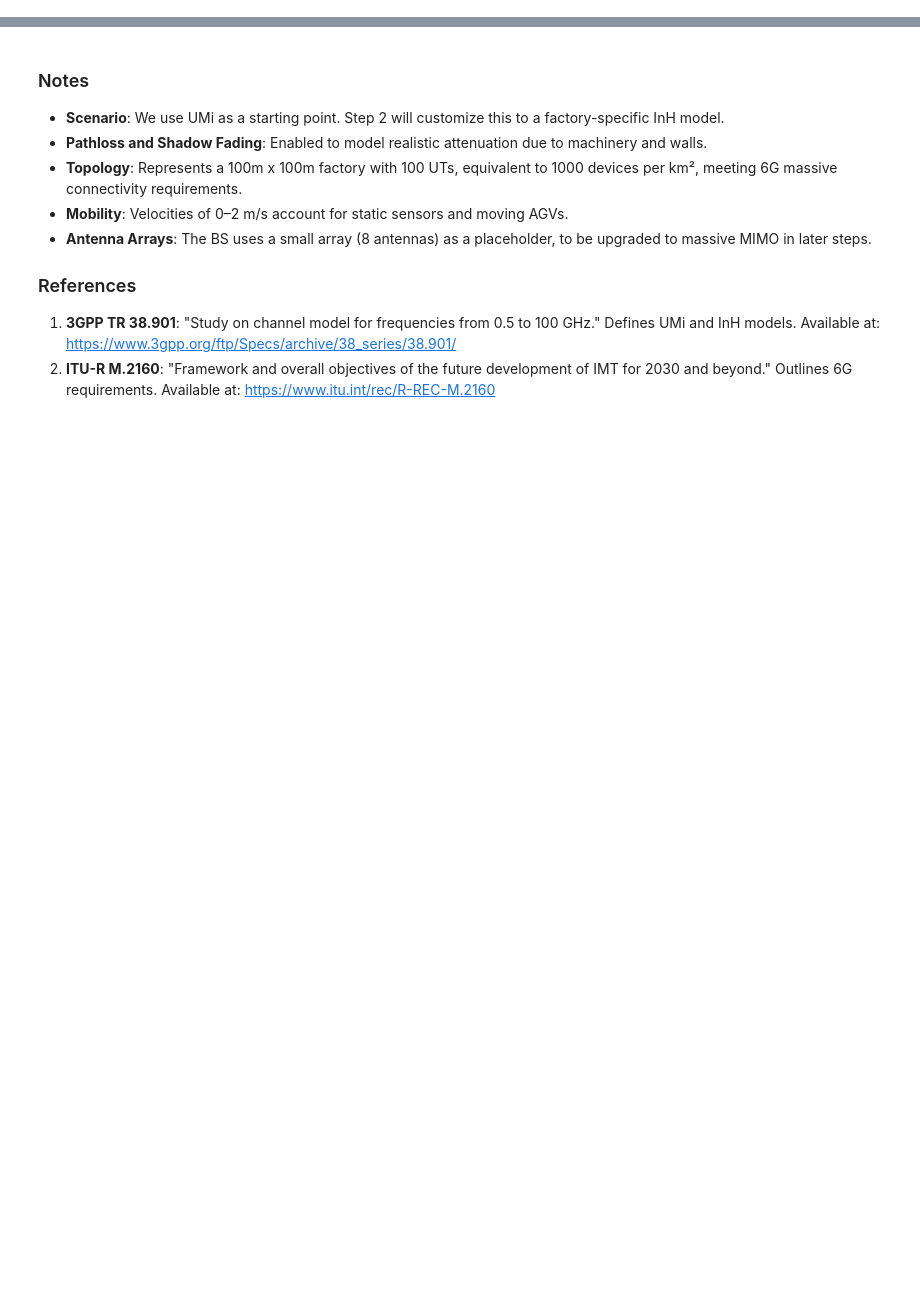
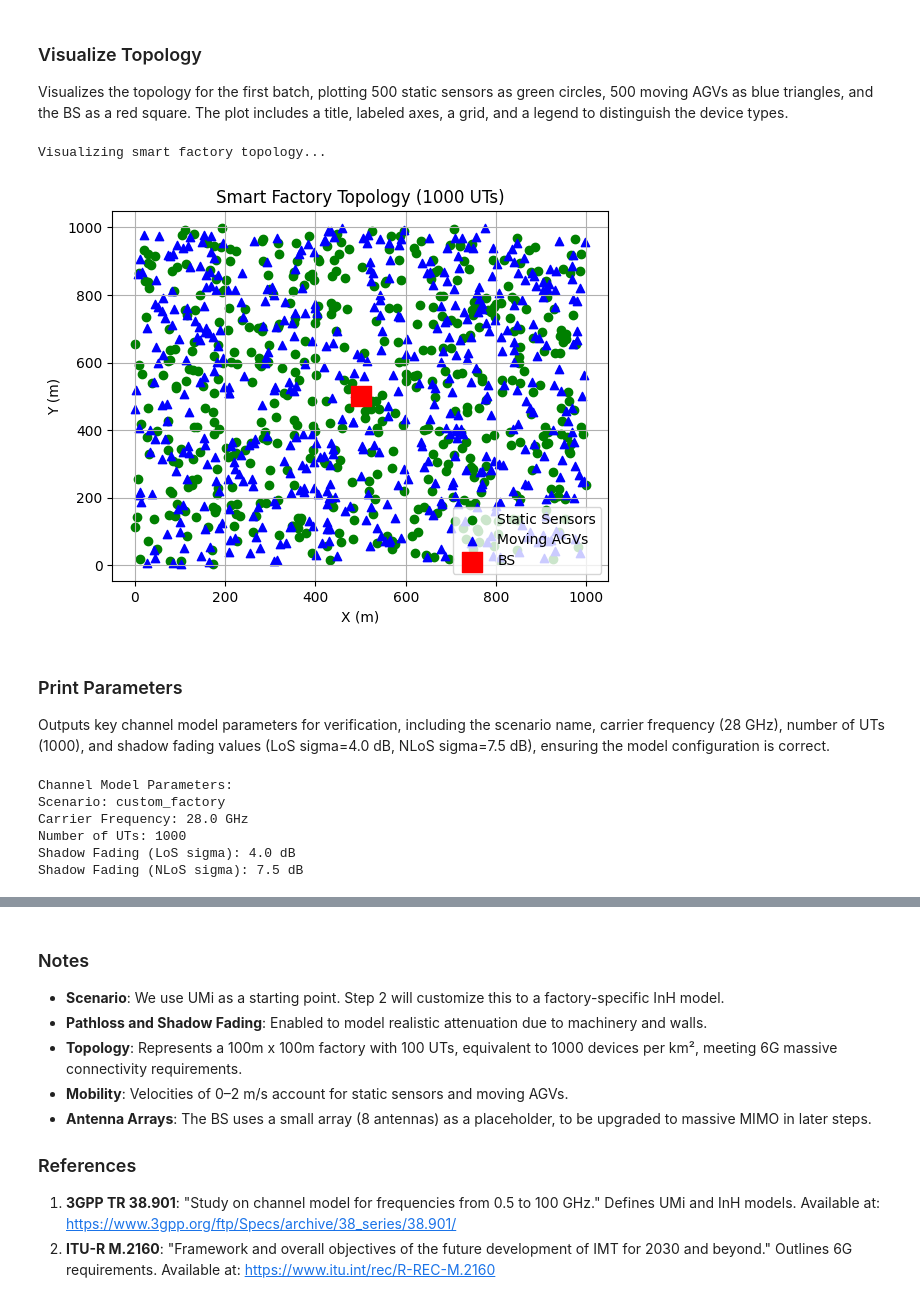
Before and after one commit to dr-yahya/Factory6G, a Jupyter notebook: main.ipynb, the cells around one changed output, grey strips where cells are left out. Cells and saved outputs as stored; diff of their text form; code cells hidden in the pictures; blank space fills up the shorter version.

```diff
--- a/main.ipynb
+++ b/main.ipynb
@@ -128,0 +74,11 @@ Visualizing smart factory topology...
+# %%
+# Simulation parameters
+scenario = "custom_factory"  # Custom smart factory model
+carrier_frequency = 28e9  # 28 GHz mmWave
+bandwidth = 400e6  # 400 MHz
+num_ut = 1000  # 1000 devices in 100m x 100m factory
+batch_size = 128  # For Monte Carlo simulations
+ut_velocity_min = 0.5  # Min velocity for AGVs (m/s)
+ut_velocity_max = 2.0  # Max velocity for AGVs (m/s)
+area_size = [1000, 1000, 10]  # 1000m x 1000m x 10m factory (length, width, height)
+static_ratio = 0.5  # 50% of UTs are static sensors
@@ -128,0 +131,8 @@ Visualizing smart factory topology...
+# %%
+# Instantiate channel model
+channel_model = FactoryChannelModel(
+    carrier_frequency=carrier_frequency,
+    los_sigma=4.0,  # Increased for metal machinery
+    nlos_sigma=7.5,  # Higher for obstructions
+    los_prob=0.3  # Low LoS probability for factory
+)
@@ -128,0 +142,43 @@ Visualizing smart factory topology...
+# %%
+# Generate and set topology
+ut_pos, bs_pos, ut_orient, bs_orient, velocities, los_state = channel_model.generate_topology(
+    batch_size=batch_size,
+    num_ut=num_ut,
+    area_size=area_size,
+    min_vel=ut_velocity_min,
+    max_vel=ut_velocity_max,
+    static_ratio=static_ratio
+)
+# %% [markdown]
+### Visualize Topology
+Visualizes the topology for the first batch, plotting 500 static sensors as green circles, 500 moving AGVs as blue triangles, and the BS as a red square. The plot includes a title, labeled axes, a grid, and a legend to distinguish the device types.
+# %%
+# Visualize the topology
+print("Visualizing smart factory topology...")
+channel_model.show_topology(ut_pos, bs_pos, velocities)
+plt.title(f"Smart Factory Topology ({num_ut} UTs)")
+plt.xlabel("X (m)")
+plt.ylabel("Y (m)")
+plt.grid(True)
+plt.show()
+# %% [output]
+Visualizing smart factory topology...
+[figure, added]
+# %% [markdown]
+### Print Parameters
+Outputs key channel model parameters for verification, including the scenario name, carrier frequency (28 GHz), number of UTs (1000), and shadow fading values (LoS sigma=4.0 dB, NLoS sigma=7.5 dB), ensuring the model configuration is correct.
+# %%
+# Print channel model parameters for verification
+print("Channel Model Parameters:")
+print(f"Scenario: {scenario}")
+print(f"Carrier Frequency: {carrier_frequency/1e9} GHz")
+print(f"Number of UTs: {num_ut}")
+print(f"Shadow Fading (LoS sigma): {channel_model.los_sigma} dB")
+print(f"Shadow Fading (NLoS sigma): {channel_model.nlos_sigma} dB")
+# %% [output]
+Channel Model Parameters:
+Scenario: custom_factory
+Carrier Frequency: 28.0 GHz
+Number of UTs: 1000
+Shadow Fading (LoS sigma): 4.0 dB
+Shadow Fading (NLoS sigma): 7.5 dB
```
Also changed, not shown: parts of 12 cells of this notebook.
